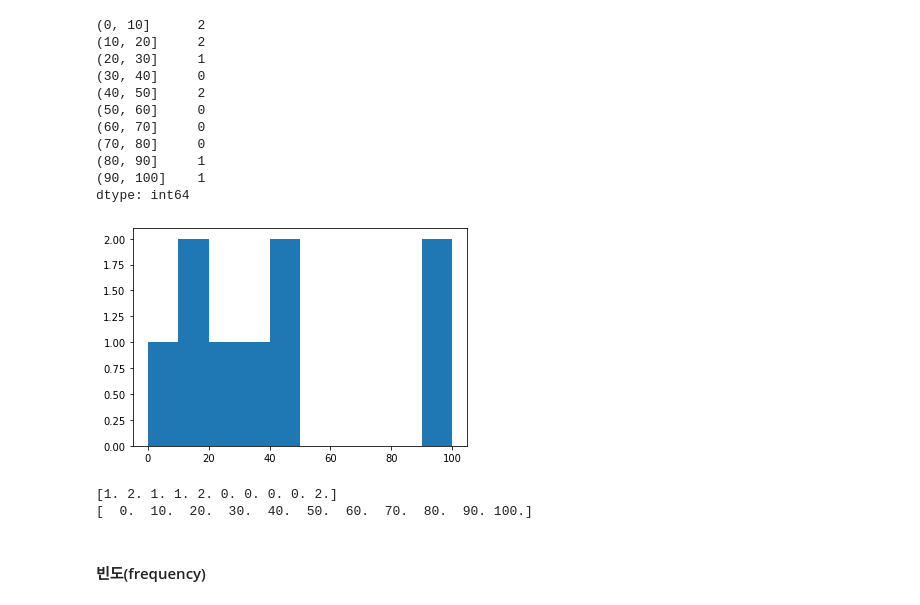
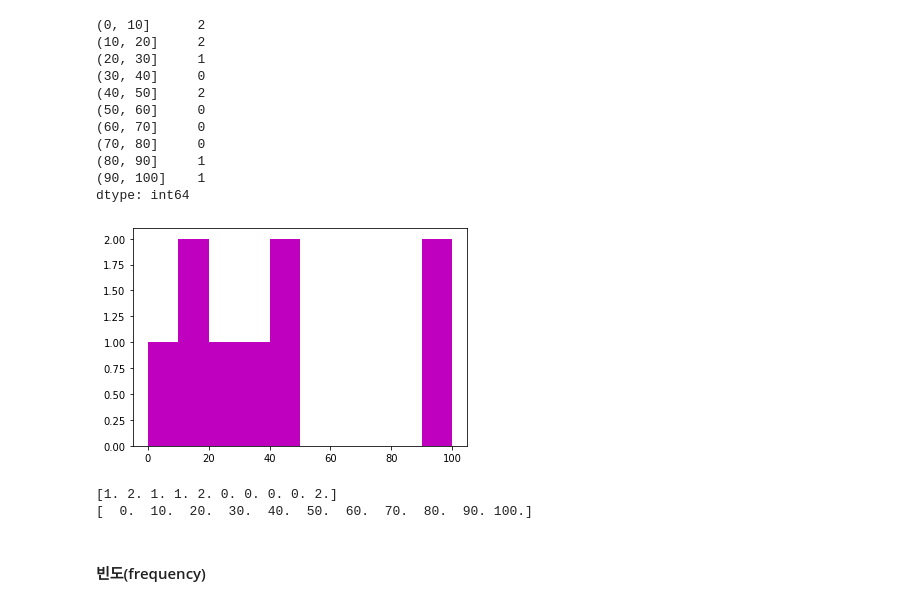
Before and after one commit to yuchan509/Statistics, a Jupyter notebook: 02. 대표값, 산포도(Dispersion), 정규화(Normalization), 도수( frequency).ipynb, the cells around one changed output. Cells and saved outputs as stored; diff of their text form; code cells hidden in the pictures.

```diff
--- a/02. 대표값, 산포도(Dispersion), 정규화(Normalization), 도수( frequency).ipynb
+++ b/02. 대표값, 산포도(Dispersion), 정규화(Normalization), 도수( frequency).ipynb
@@ -300,12 +300,12 @@ pd.cut( sr, bins=range(0,101,10) ).value_counts().sort_index()
 (90, 100]    1
 dtype: int64
 # %%
-freq, r, _ = plt.hist( sr, bins=10, range=(0,100) )
+freq, r, _ = plt.hist( sr, bins=10, range=(0,100) , color='m')
 plt.show()
 print(freq)
 print(r)
 # %% [output]
-[figure, old version]
+[figure, new version]
 [1. 2. 1. 1. 2. 0. 0. 0. 0. 2.]
 [  0.  10.  20.  30.  40.  50.  60.  70.  80.  90. 100.]
 # %% [markdown]
```
Also changed, not shown: parts of 3 cells of this notebook.
